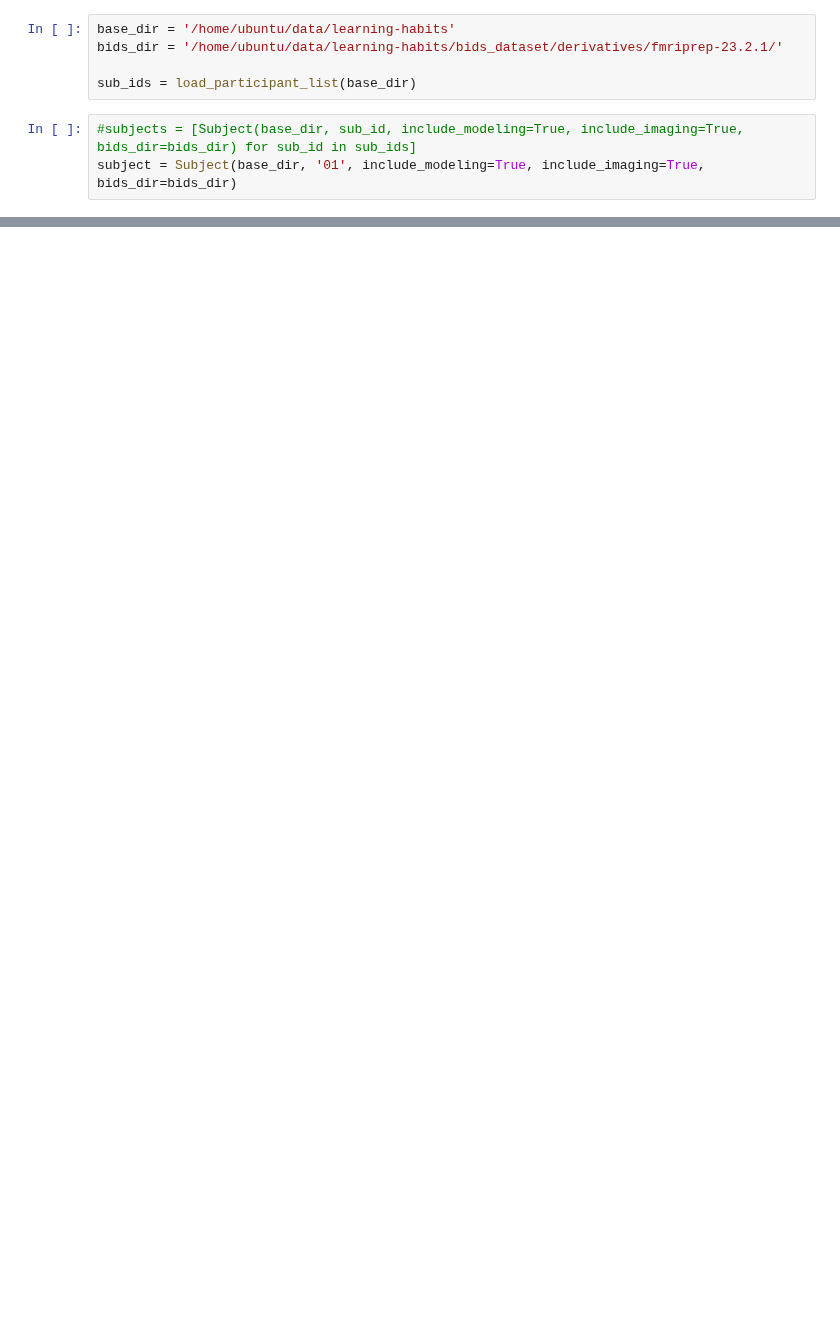
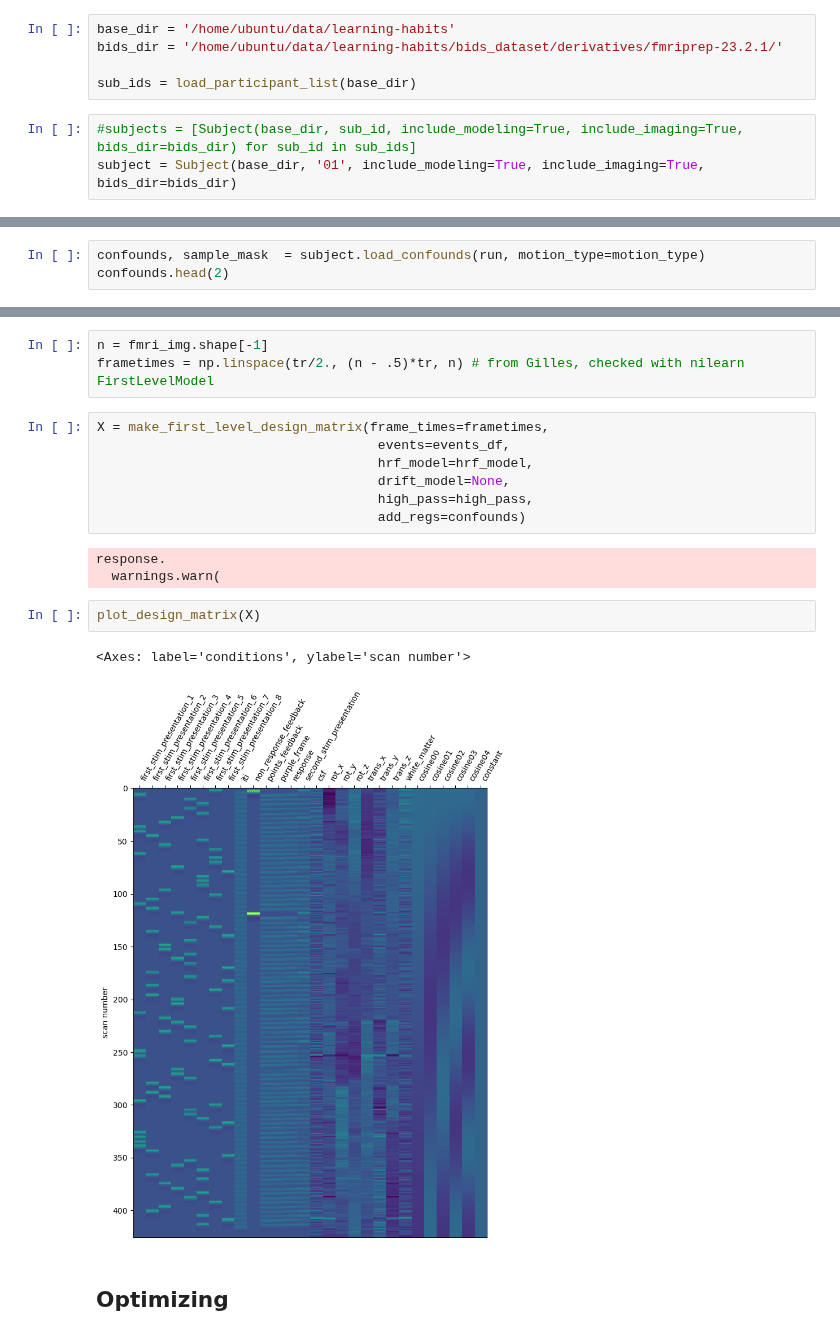
Before and after one commit to hugofluhr/learning-habits-analysis, a Jupyter notebook: notebooks/RSA_sandbox.ipynb, the cells around one changed output, grey strips where cells are left out. Drawn from its saved outputs; the diff is of its cells as text; blank space fills up the shorter version.

```diff
--- a/notebooks/RSA_sandbox.ipynb
+++ b/notebooks/RSA_sandbox.ipynb
@@ -86,0 +61,3 @@ events_df
+# %%
+confounds, sample_mask  = subject.load_confounds(run, motion_type=motion_type)
+confounds.head(2)
@@ -86,0 +68,20 @@ events_df
+# %%
+n = fmri_img.shape[-1]
+frametimes = np.linspace(tr/2., (n - .5)*tr, n) # from Gilles, checked with nilearn FirstLevelModel
+# %%
+X = make_first_level_design_matrix(frame_times=frametimes,
+                                    events=events_df,
+                                    hrf_model=hrf_model,
+                                    drift_model=None,
+                                    high_pass=high_pass,
+                                    add_regs=confounds)
+# %% [output]
+response.
+  warnings.warn(
+# %%
+plot_design_matrix(X)
+# %% [output]
+<Axes: label='conditions', ylabel='scan number'>
+[figure, added]
+# %% [markdown]
+## Optimizing
```
Also changed, not shown: parts of 15 cells of this notebook, 1 other file.
